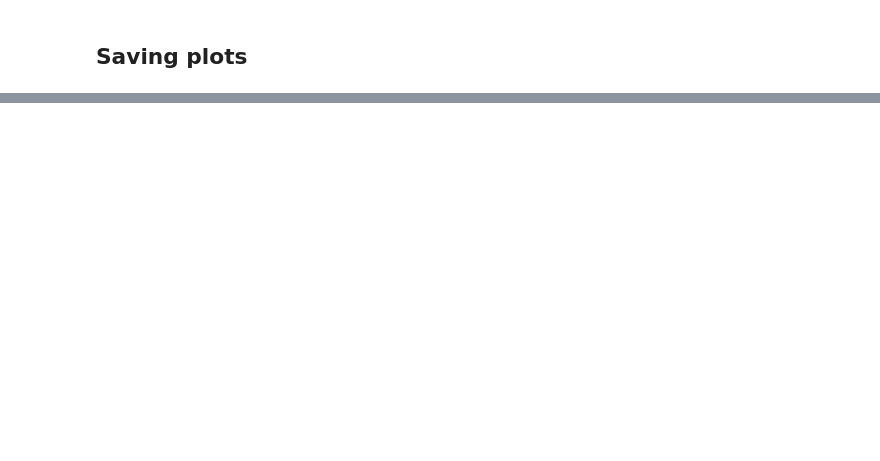
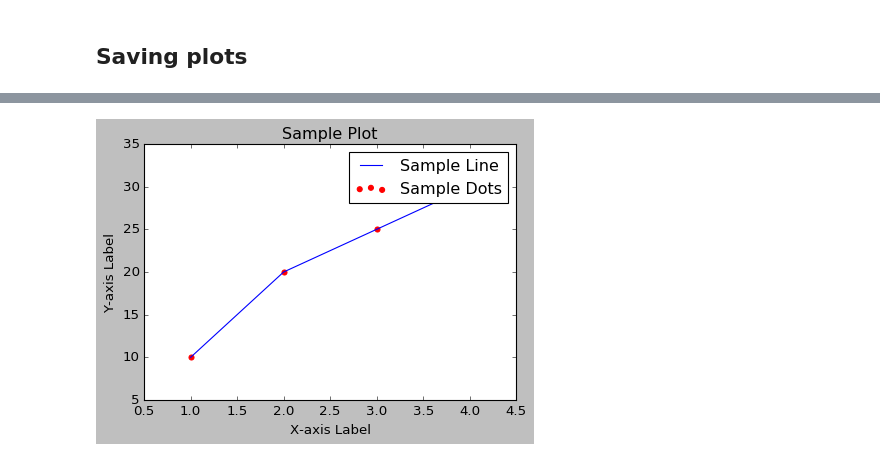
Before and after one commit to iesfsv/Data-Processing-in-Python, a Jupyter notebook: 04_week/04_Lecture_PandasMatplotlib.ipynb, the cells around one changed output, grey strips where cells are left out. Drawn from its saved outputs; the diff is of its cells as text; code cells hidden in the pictures; blank space fills up the shorter version.

```diff
--- a/04_week/04_Lecture_PandasMatplotlib.ipynb
+++ b/04_week/04_Lecture_PandasMatplotlib.ipynb
@@ -1247,0 +1281,22 @@ plt.savefig('04_auxiliary/local_max.png')
+# %%
+# Example
+import matplotlib.pyplot as plt
+
+# Create a figure with a single Axes
+fig, ax = plt.subplots(figsize=(6, 4))  # figsize the size of the figure in inches
+
+# Plot data on the Axes
+ax.plot([1, 2, 3, 4], [10, 20, 25, 30], label='Sample Line')
+
+ax.scatter([1, 2, 3, 4], [10, 20, 25, 30], label='Sample Dots', color='red')
+
+# Customize the Axes
+ax.set_title('Sample Plot')
+ax.set_xlabel('X-axis Label')
+ax.set_ylabel('Y-axis Label')
+ax.legend()
+
+# Show the figure
+plt.show()
+# %% [output]
+[figure, added]
```
Also changed, not shown: parts of 18 cells of this notebook, 4 other files.
